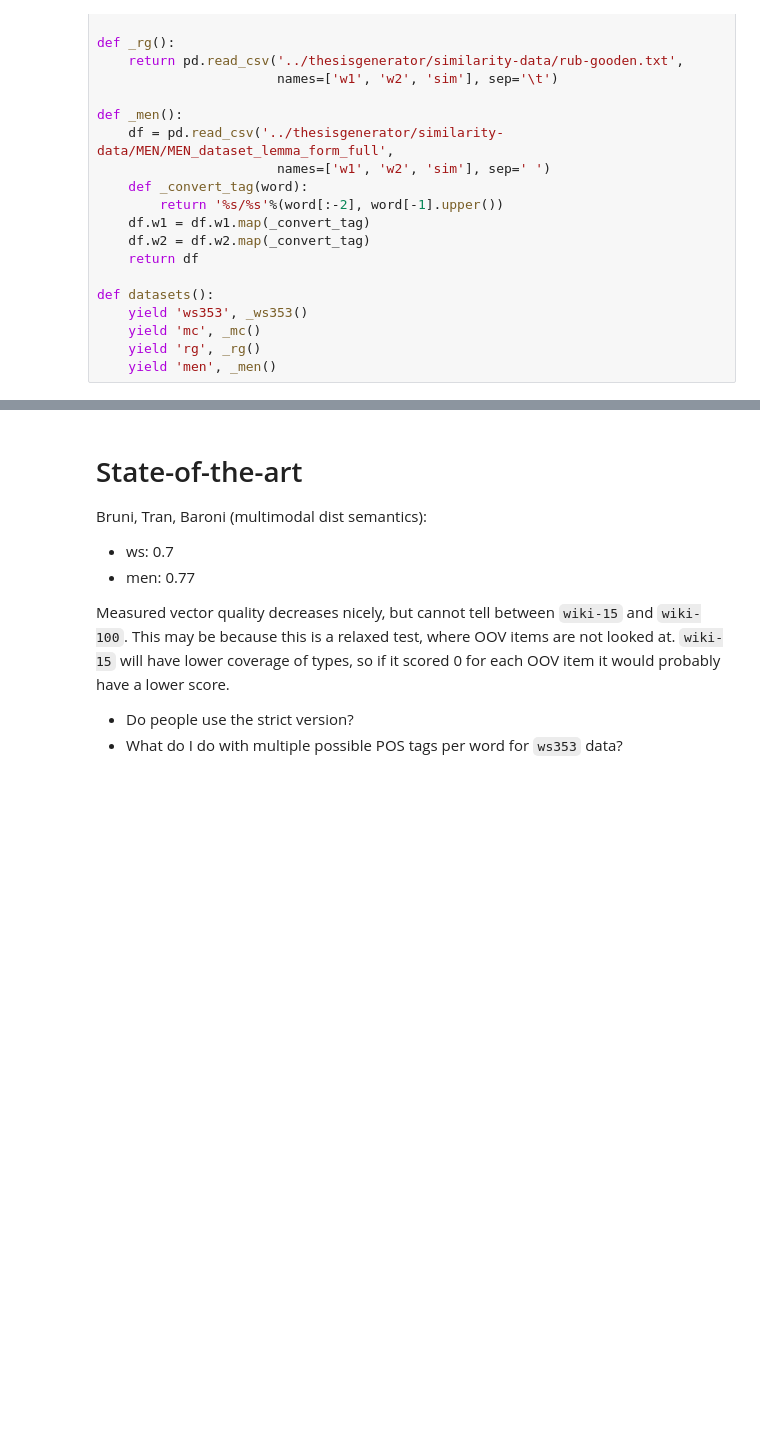
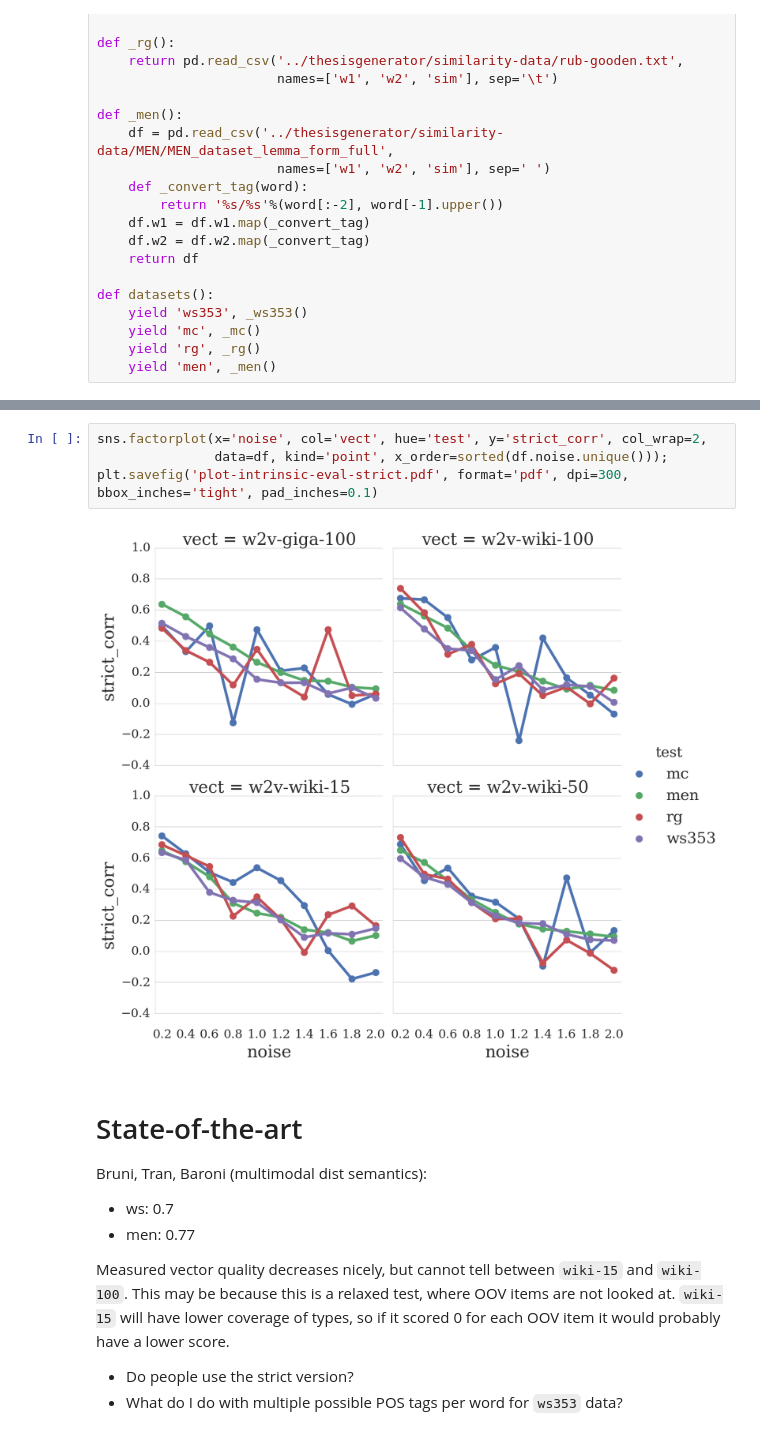
Before and after one commit to mbatchkarov/ExpLosion, a Jupyter notebook: notebooks/intrinsic_eval.ipynb, the cells around one changed output, grey strips where cells are left out. Drawn from its saved outputs; the diff is of its cells as text; blank space fills up the shorter version.

```diff
--- a/notebooks/intrinsic_eval.ipynb
+++ b/notebooks/intrinsic_eval.ipynb
@@ -106,3 +113,9 @@ plt.savefig('plot-intrinsic-eval.pdf', format='pdf', dpi=300, bbox_inches='tight
+# %%
+sns.factorplot(x='noise', col='vect', hue='test', y='strict_corr', col_wrap=2,
+               data=df, kind='point', x_order=sorted(df.noise.unique()));
+plt.savefig('plot-intrinsic-eval-strict.pdf', format='pdf', dpi=300, bbox_inches='tight', pad_inches=0.1)
+# %% [output]
+[figure, added]
 # %% [markdown]
 # State-of-the-art
 Bruni, Tran, Baroni (multimodal dist semantics):
```
Also changed, not shown: parts of 6 cells of this notebook, 14 other files.
